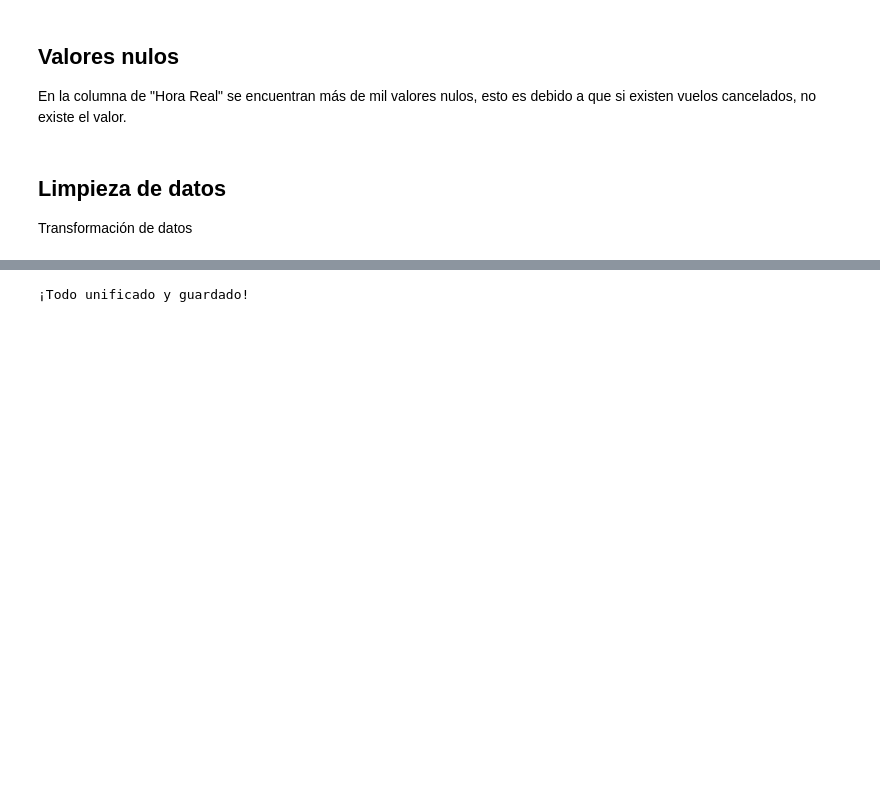
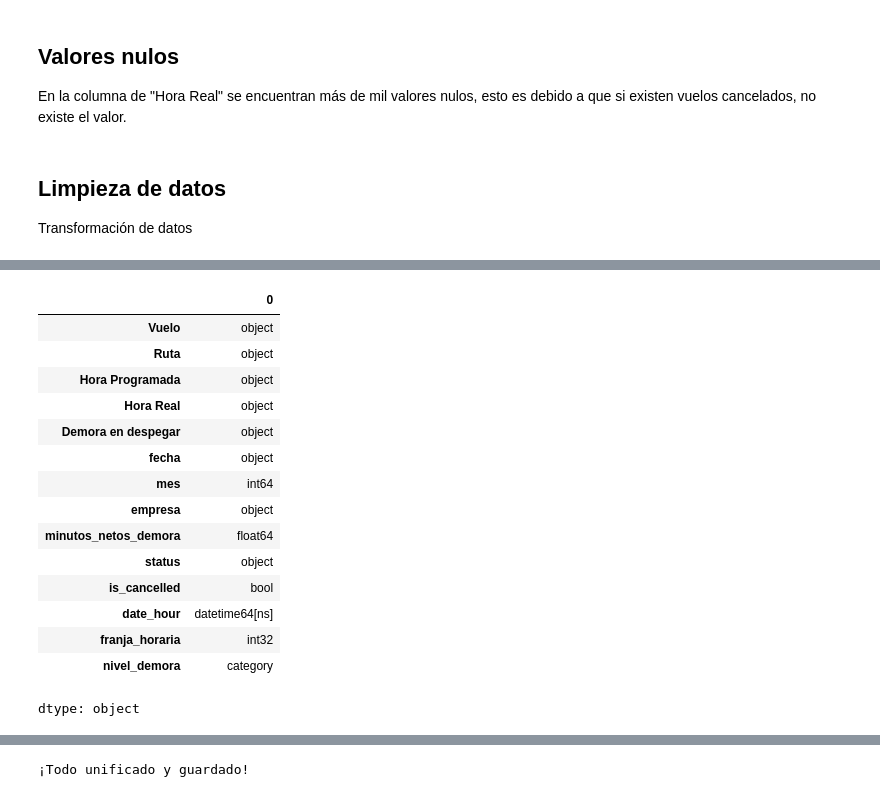
Before and after one commit to parivgabriela/Data_mining, a Jupyter notebook: analisis_estado_vuelos/notebooks/02_limpieza_transformacion.ipynb, the cells around one changed output, grey strips where cells are left out. Saved outputs shown, nothing was run; the diff lists cells and outputs as text; code cells hidden in the pictures; blank space fills up the shorter version.

```diff
--- a/analisis_estado_vuelos/notebooks/02_limpieza_transformacion.ipynb
+++ b/analisis_estado_vuelos/notebooks/02_limpieza_transformacion.ipynb
@@ -201,0 +206,19 @@ df_flybondi_final
+# %%
+df_jetsmart_final.dtypes
+# %% [output]
+|  | 0 |
+| Vuelo | object |
+| Ruta | object |
+| Hora Programada | object |
+| Hora Real | object |
+| Demora en despegar | object |
+| fecha | object |
+| mes | int64 |
+| empresa | object |
+| minutos_netos_demora | float64 |
+| status | object |
+| is_cancelled | bool |
+| date_hour | datetime64[ns] |
+| franja_horaria | int32 |
+| nivel_demora | category |
+dtype: object
```
Also changed, not shown: parts of 4 cells of this notebook.
